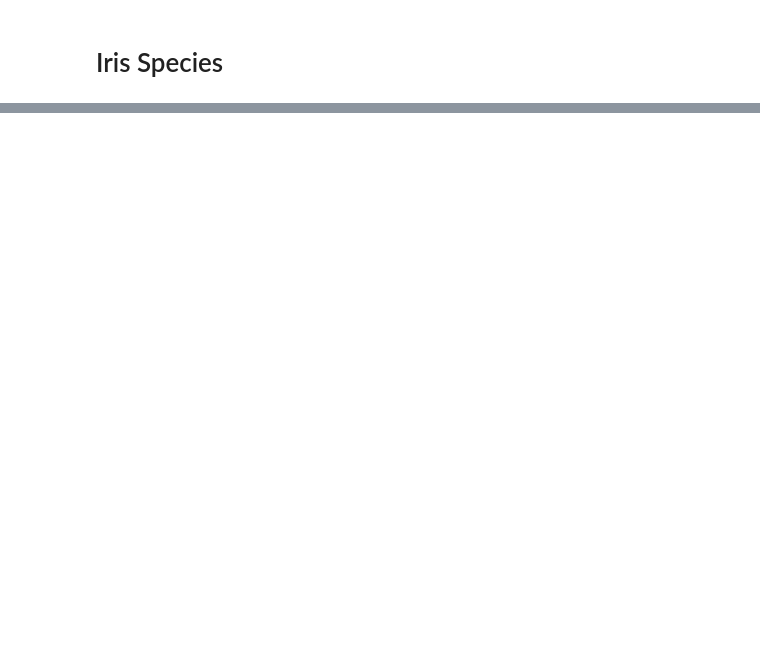
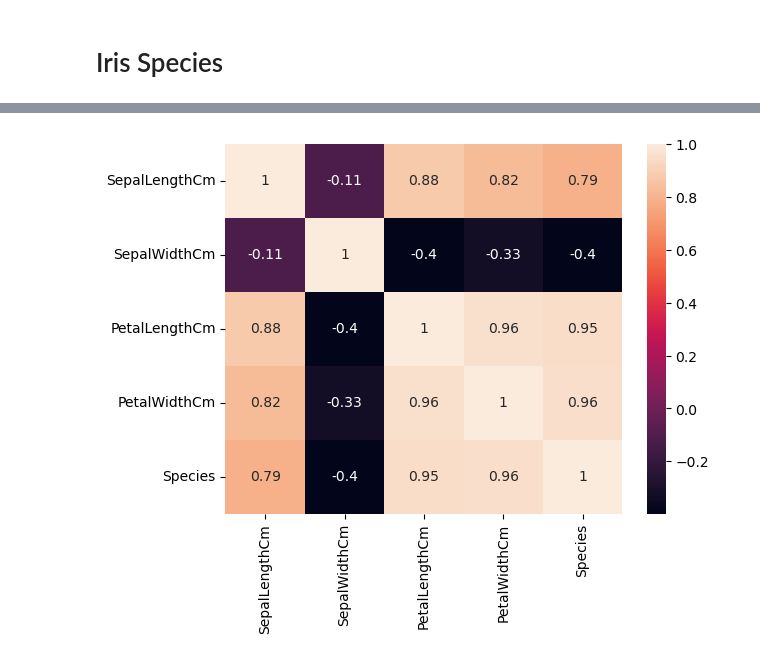
Before and after one commit to MiltonGreat/Iris-Speciies, a Jupyter notebook: Iris Species.ipynb, the cells around one changed output, grey strips where cells are left out. Drawn from its saved outputs; the diff is of its cells as text; code cells hidden in the pictures; blank space fills up the shorter version.

```diff
--- a/Iris Species.ipynb
+++ b/Iris Species.ipynb
@@ -191,0 +192,12 @@ Now that we have cleaned the data and understood the relationships between featu
+# %%
+# Select only numeric columns
+numeric_df = df.select_dtypes(include=[float, int])
+
+# Handle missing values if necessary
+numeric_df = numeric_df.dropna()
+
+# Compute and plot the correlation matrix
+sns.heatmap(numeric_df.corr(), annot=True)
+plt.show()
+# %% [output]
+[figure, added]
```
Also changed, not shown: parts of 45 cells of this notebook.
